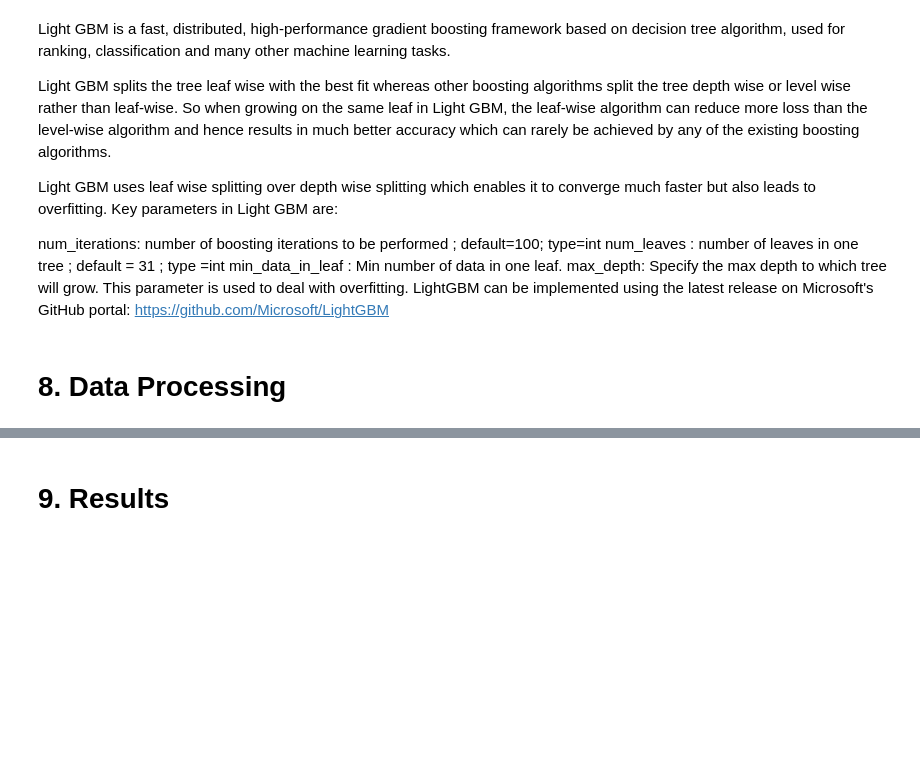
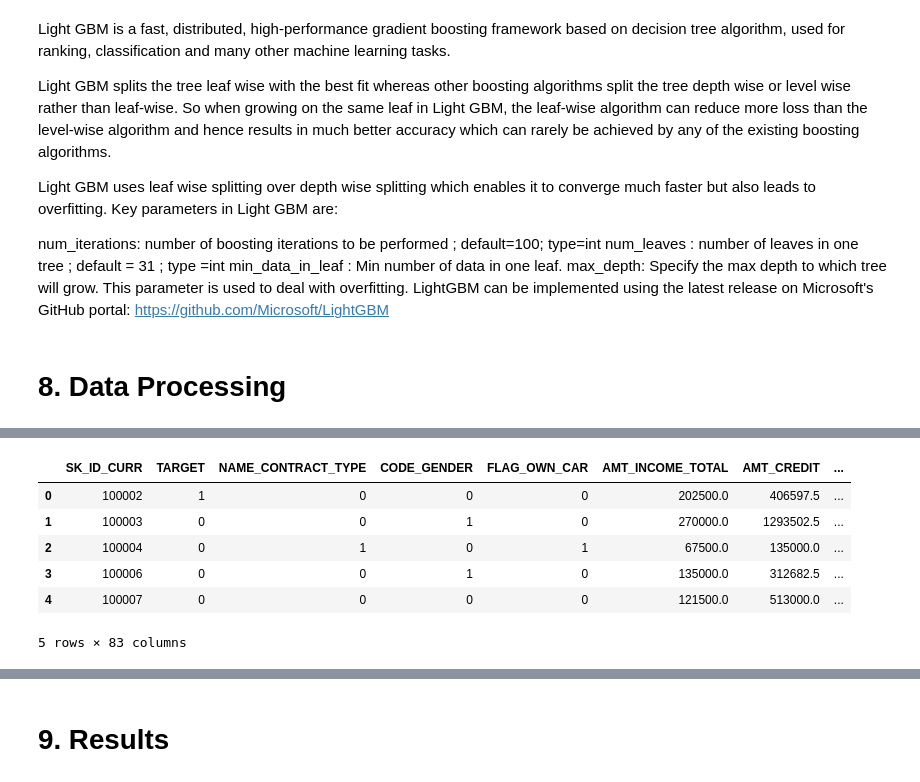
Before and after one commit to narendraparigi1987/home-credit-default-risk, a Jupyter notebook: lightGBM.ipynb, the cells around one changed output, grey strips where cells are left out. Saved outputs shown, nothing was run; the diff lists cells and outputs as text; code cells hidden in the pictures; blank space fills up the shorter version.

```diff
--- a/lightGBM.ipynb
+++ b/lightGBM.ipynb
@@ -309 +406,48 @@ le = LabelEncoder()
+# %%
+def label_encoder(df, categorical_columns=None):
+    """Encode categorical values as integers (0,1,2,3...) with pandas.factorize. """
+    if not categorical_columns:
+        categorical_columns = [col for col in df.columns if df[col].dtype == 'object']
+    for col in categorical_columns:
+        df[col], uniques = pd.factorize(df[col])
+    return df, categorical_columns
+# %%
+df_full, le_encoded_cols = label_encoder(df_full, None)
+# %%
+def drop_application_columns(df):
+    """ Drop features based on permutation feature importance. """
+    drop_list = [
+        'CNT_CHILDREN', 'CNT_FAM_MEMBERS', 'HOUR_APPR_PROCESS_START',
+        'FLAG_EMP_PHONE', 'FLAG_MOBIL', 'FLAG_CONT_MOBILE', 'FLAG_EMAIL', 'FLAG_PHONE',
+        'FLAG_OWN_REALTY', 'REG_REGION_NOT_LIVE_REGION', 'REG_REGION_NOT_WORK_REGION',
+        'REG_CITY_NOT_WORK_CITY', 'OBS_30_CNT_SOCIAL_CIRCLE', 'OBS_60_CNT_SOCIAL_CIRCLE',
+        'AMT_REQ_CREDIT_BUREAU_DAY', 'AMT_REQ_CREDIT_BUREAU_MON', 'AMT_REQ_CREDIT_BUREAU_YEAR',
+        'COMMONAREA_MODE', 'NONLIVINGAREA_MODE', 'ELEVATORS_MODE', 'NONLIVINGAREA_AVG',
+        'FLOORSMIN_MEDI', 'LANDAREA_MODE', 'NONLIVINGAREA_MEDI', 'LIVINGAPARTMENTS_MODE',
+        'FLOORSMIN_AVG', 'LANDAREA_AVG', 'FLOORSMIN_MODE', 'LANDAREA_MEDI',
+        'COMMONAREA_MEDI', 'YEARS_BUILD_AVG', 'COMMONAREA_AVG', 'BASEMENTAREA_AVG',
+        'BASEMENTAREA_MODE', 'NONLIVINGAPARTMENTS_MEDI', 'BASEMENTAREA_MEDI',
+        'LIVINGAPARTMENTS_AVG', 'ELEVATORS_AVG', 'YEARS_BUILD_MEDI', 'ENTRANCES_MODE',
+        'NONLIVINGAPARTMENTS_MODE', 'LIVINGAREA_MODE', 'LIVINGAPARTMENTS_MEDI',
+        'YEARS_BUILD_MODE', 'YEARS_BEGINEXPLUATATION_AVG', 'ELEVATORS_MEDI', 'LIVINGAREA_MEDI',
+        'YEARS_BEGINEXPLUATATION_MODE', 'NONLIVINGAPARTMENTS_AVG', 'HOUSETYPE_MODE',
+        'FONDKAPREMONT_MODE', 'EMERGENCYSTATE_MODE'
+    ]
+    # Drop most flag document columns
+    for doc_num in [2,4,5,6,7,9,10,11,12,13,14,15,16,17,19,20,21]:
+        drop_list.append('FLAG_DOCUMENT_{}'.format(doc_num))
+    df.drop(drop_list, axis=1, inplace=True)
+    return df
+# %%
+df_full = drop_application_columns(df_full)
+# %%
+df_full.head(5)
+# %% [output]
+|  | SK_ID_CURR | TARGET | NAME_CONTRACT_TYPE | CODE_GENDER | FLAG_OWN_CAR | AMT_INCOME_TOTAL | AMT_CREDIT | ... |
+| 0 | 100002 | 1 | 0 | 0 | 0 | 202500.0 | 406597.5 | ... |
+| 1 | 100003 | 0 | 0 | 1 | 0 | 270000.0 | 1293502.5 | ... |
+| 2 | 100004 | 0 | 1 | 0 | 1 | 67500.0 | 135000.0 | ... |
+| 3 | 100006 | 0 | 0 | 1 | 0 | 135000.0 | 312682.5 | ... |
+| 4 | 100007 | 0 | 0 | 0 | 0 | 121500.0 | 513000.0 | ... |
+5 rows × 83 columns
 # %%
```
Also changed, not shown: parts of 69 cells of this notebook, 1 other file.
